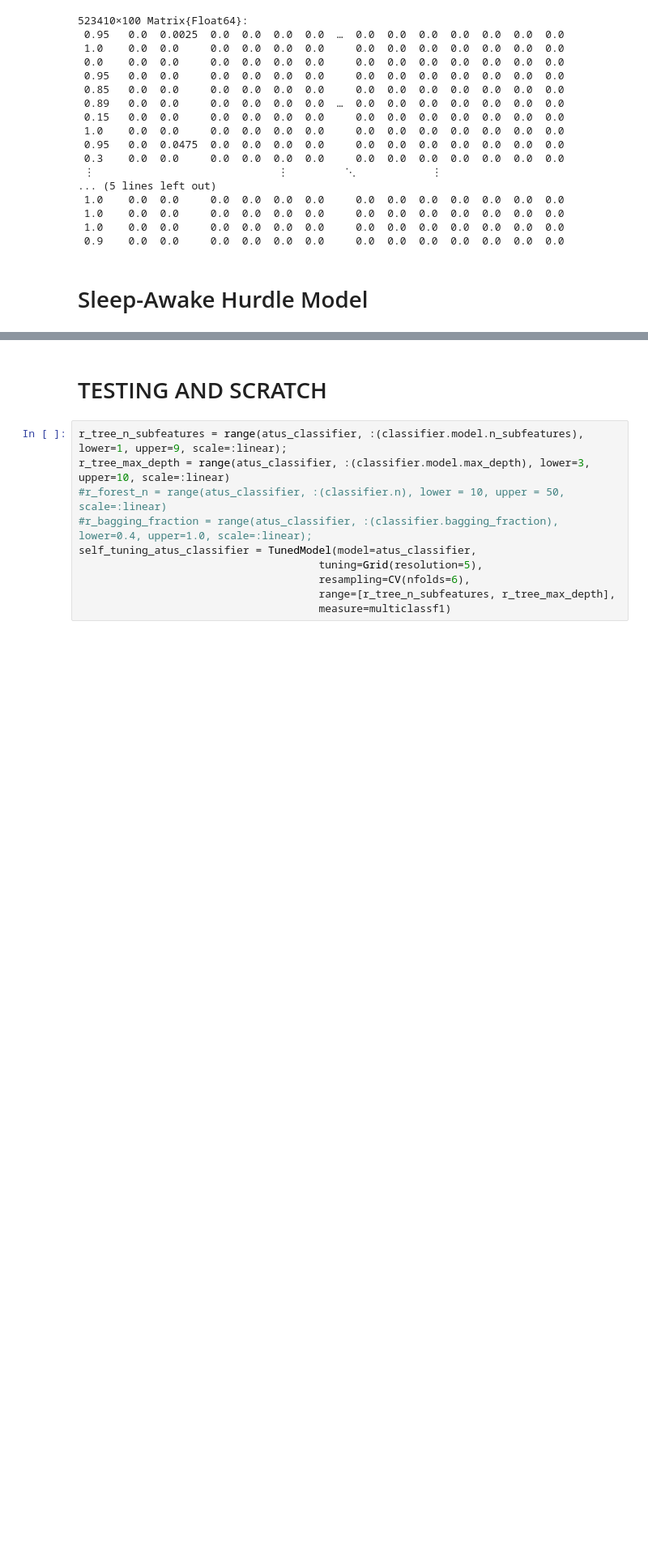
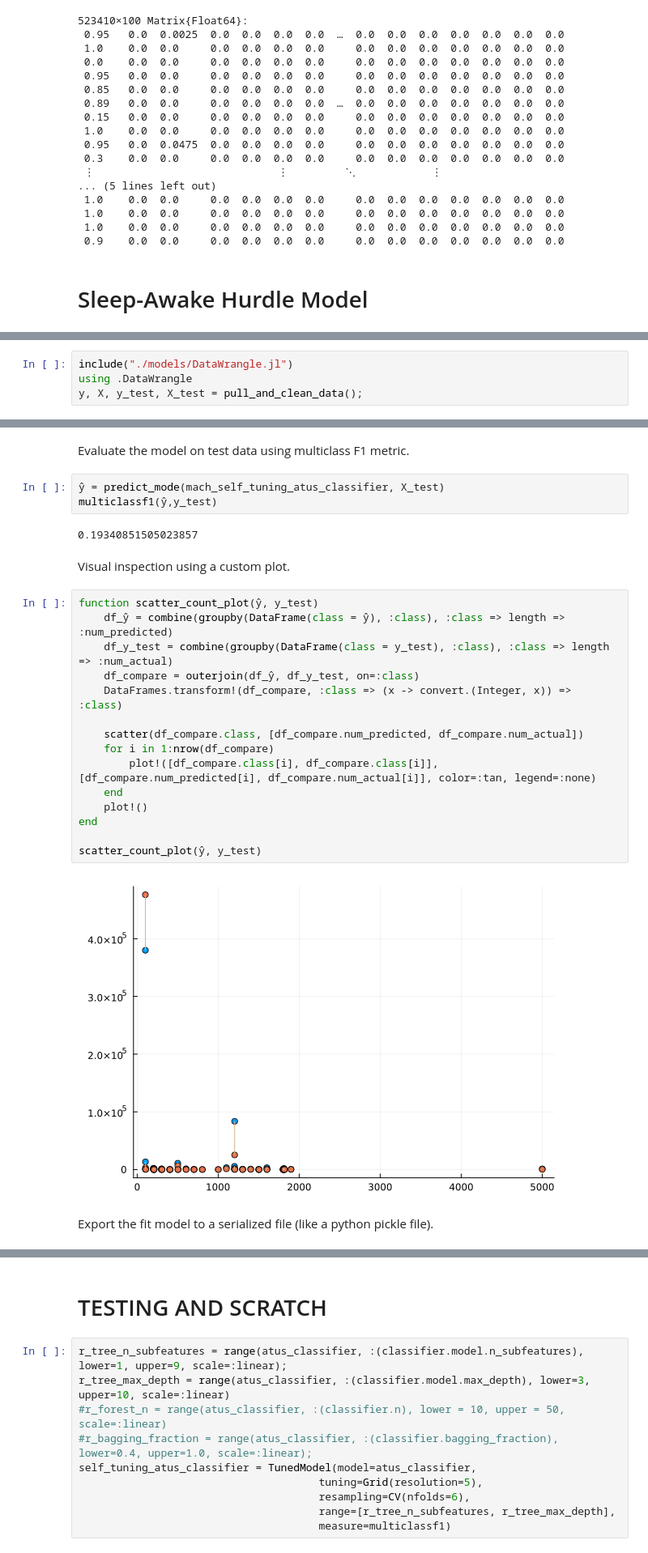
Before and after one commit to mike-herman/DoingRightNow-Analysis, a Jupyter notebook: atus_ml_model.ipynb, the cells around one changed output, grey strips where cells are left out. Shown at 81% size. Saved outputs shown, nothing was run; the diff lists cells and outputs as text; blank space fills up the shorter version.

Commit message:
Going with random forest model. Added code to export it. Ignoring that file in .gitignore.

```diff
--- a/atus_ml_model.ipynb
+++ b/atus_ml_model.ipynb
@@ -1376,0 +1230,4 @@ import Distributions: fit
+# %%
+include("./models/DataWrangle.jl")
+using .DataWrangle
+y, X, y_test, X_test = pull_and_clean_data();
@@ -1376,0 +1291,28 @@ import Distributions: fit
+# %% [markdown]
+Evaluate the model on test data using multiclass F1 metric.
+# %%
+ŷ = predict_mode(mach_self_tuning_atus_classifier, X_test)
+multiclassf1(ŷ,y_test)
+# %% [output]
+0.19340851505023857
+# %% [markdown]
+Visual inspection using a custom plot.
+# %%
+function scatter_count_plot(ŷ, y_test)
+    df_ŷ = combine(groupby(DataFrame(class = ŷ), :class), :class => length => :num_predicted)
+    df_y_test = combine(groupby(DataFrame(class = y_test), :class), :class => length => :num_actual)
+    df_compare = outerjoin(df_ŷ, df_y_test, on=:class)
+    DataFrames.transform!(df_compare, :class => (x -> convert.(Integer, x)) => :class)
+
+    scatter(df_compare.class, [df_compare.num_predicted, df_compare.num_actual])
+    for i in 1:nrow(df_compare)
+        plot!([df_compare.class[i], df_compare.class[i]], [df_compare.num_predicted[i], df_compare.num_actual[i]], color=:tan, legend=:none)
+    end
+    plot!()
+end
+
+scatter_count_plot(ŷ, y_test)
+# %% [output]
+[figure, added]
+# %% [markdown]
+Export the fit model to a serialized file (like a python pickle file).
```
Also changed, not shown: parts of 22 cells of this notebook, 1 other file.
